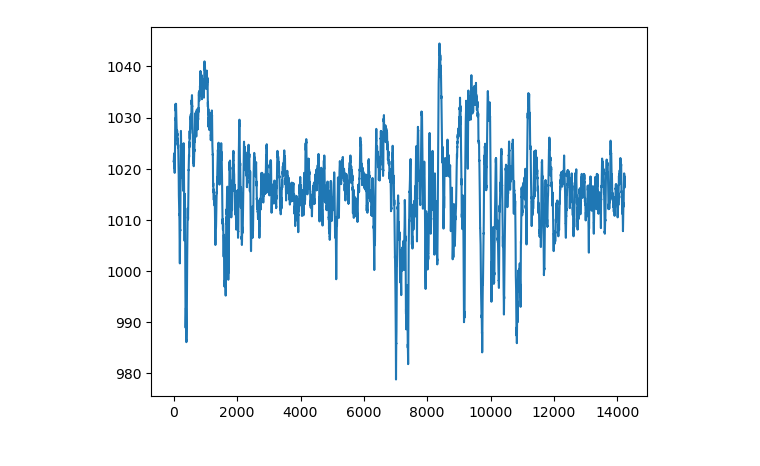
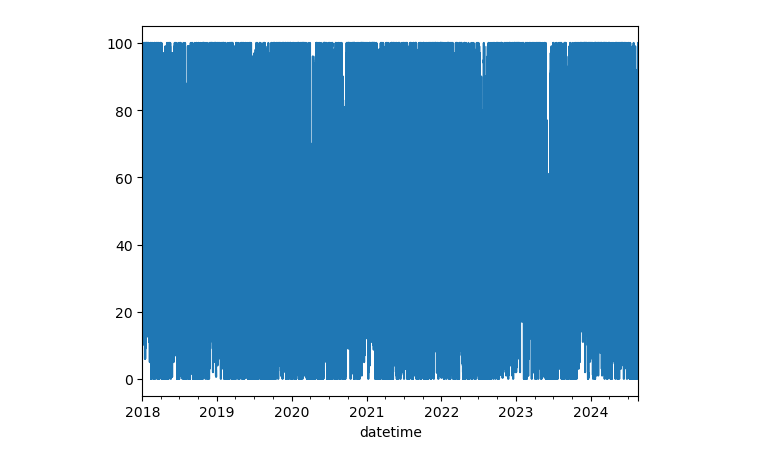
Before and after one commit to ardahanaytan/Hava-Durumu-Tahmini, a Jupyter notebook: notebooks/data_analysis.ipynb, the cells around one changed output. Saved outputs shown, nothing was run; the diff lists cells and outputs as text; code cells hidden in the pictures.

```diff
--- a/notebooks/data_analysis.ipynb
+++ b/notebooks/data_analysis.ipynb
@@ -1,6 +1,7 @@
 # %%
 import pandas as pd
 import seaborn as sns
+import matplotlib.pyplot as plt
 
 df_basinc = pd.read_csv('/Users/ardahanaytan/Desktop/STAJ/Hava Durumu Tahmin Projesi/data/weather_datas/basinc.csv')
 df_bulut = pd.read_csv('/Users/ardahanaytan/Desktop/STAJ/Hava Durumu Tahmin Projesi/data/weather_datas/bulut.csv')
@@ -19,6 +20,19 @@ for i in tables:
 
 df = real_df.copy()
 df = df.dropna()
+df['Yil'] = df['Yil'].str[1:].astype(int)
+df['Ay'] = df['Ay'].map({
+    'Ocak': 1, 'Şubat': 2, 'Mart': 3, 'Nisan': 4, 'Mayıs': 5, 'Haziran': 6,
+    'Temmuz': 7, 'Ağustos': 8, 'Eylül': 9, 'Ekim': 10, 'Kasım': 11, 'Aralık': 12
+})
+df['Gun'] = df['Gun'].str[1:].astype(int)
+df['Saat'] = df['Saat'].str[1:].str[:2].astype(int)
+
+df['datetime'] = pd.to_datetime(df[['Yil', 'Ay', 'Gun']].astype(str).agg('-'.join, axis=1) + ' ' +
+                                df['Saat'].astype(str), format='%Y-%m-%d %H')
+df.set_index('datetime', inplace=True)
+df.drop(columns=['Yil', 'Ay', 'Gun', 'Saat'], inplace=True)
+df.columns = ctable
 
 df.tail()
 # %% [output]
@@ -66,18 +57,0 @@ Index([    0,     1,     2,     3,     4,     5,     6,     7,     8,     9,
-# %%
-from sklearn import preprocessing
-
-df_st = pd.DataFrame(preprocessing.scale(df.select_dtypes('float64')), columns=ctable)
-for i in ctable:
-    df[i] = df_st[i]
-
-df['Yil'] = df['Yil'].str[1:].astype(int)
-df['Ay'] = df['Ay'].map({
-    'Ocak': 1, 'Şubat': 2, 'Mart': 3, 'Nisan': 4, 'Mayıs': 5, 'Haziran': 6,
-    'Temmuz': 7, 'Ağustos': 8, 'Eylül': 9, 'Ekim': 10, 'Kasım': 11, 'Aralık': 12
-})
-df['Gun'] = df['Gun'].str[1:].astype(int)
-df['Saat'] = df['Saat'].str[1:].str[:2].astype(int)
-
-df['datetime'] = pd.to_datetime(df[['Yil', 'Ay', 'Gun']].astype(str).agg('-'.join, axis=1) + ' ' + df['Saat'].astype(str), format='%Y-%m-%d %H')
-df.set_index('datetime', inplace=True)
-df.drop(columns=['Yil', 'Ay', 'Gun', 'Saat'], inplace=True)
@@ -99,4 +58,4 @@ DatetimeIndex(['2023-01-01 00:00:00', '2023-01-01 01:00:00',
 # %%
-df['Basinc'].plot();
+df['Bulut'].plot();
 # %% [output]
-[figure, old version]
+[figure, new version]
```
Also changed, not shown: parts of 30 cells of this notebook, 16 other files.
